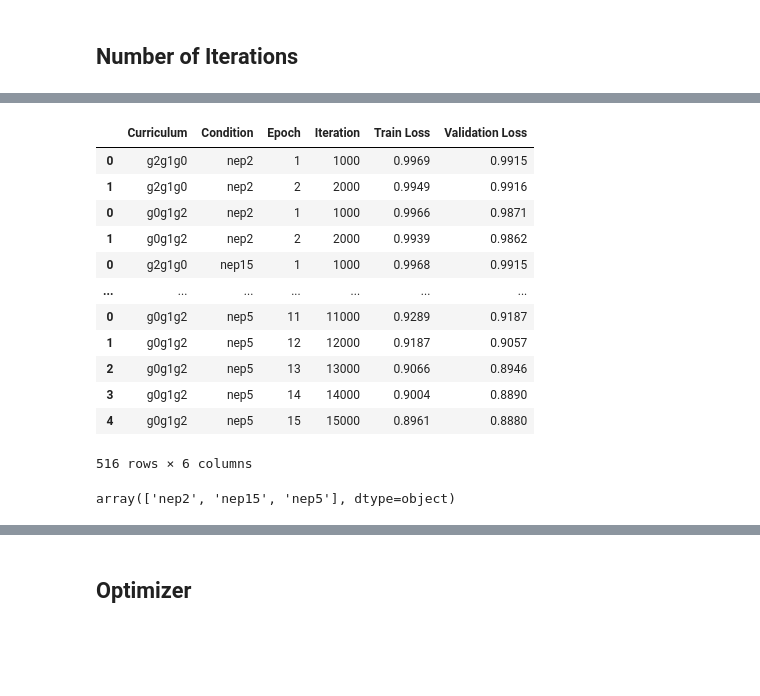
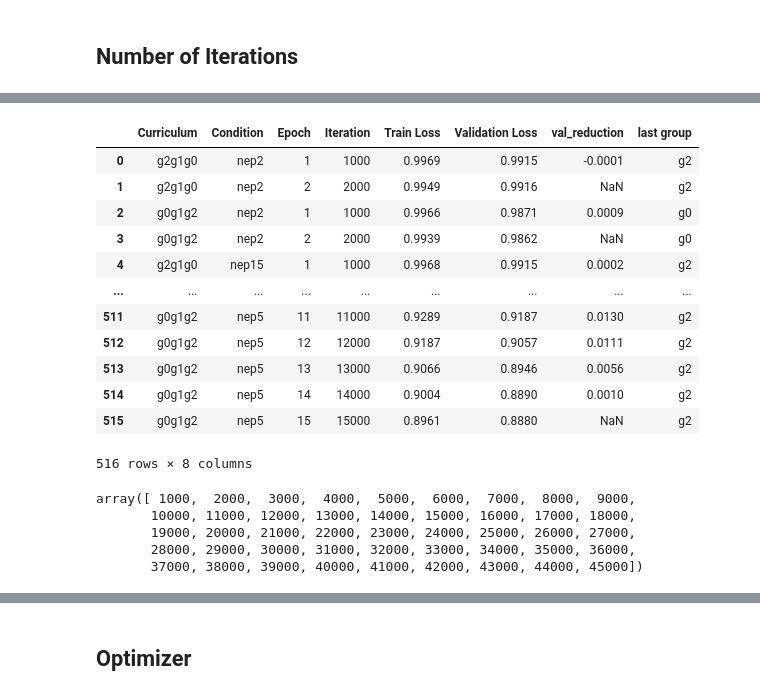
Before and after one commit to ssheybani/baby-vision-curriculum, a Jupyter notebook: generative/notebooks/Ablation_Convergence.ipynb, the cells around one changed output, grey strips where cells are left out. Saved outputs shown, nothing was run; the diff lists cells and outputs as text; code cells hidden in the pictures; blank space fills up the shorter version.

```diff
--- a/generative/notebooks/Ablation_Convergence.ipynb
+++ b/generative/notebooks/Ablation_Convergence.ipynb
@@ -307,8 +341,36 @@ plt.savefig('fig_convergence_frame_rate.pdf', dpi=300)
+# %%
+def add_val_reduction(df):
+    df['val_reduction'] = df['val_loss'].diff(periods=-1)
+    return df
+
+
+def proc_fp_default(fp, stage, ablation_cond):
+    df = pd.read_csv(fp).iloc[:,1:]
+    df = edit_epoch(df, stage)
+    tag = get_tag(fp)
+    shorttag = get_shorttag(fp)
+    df['last group']=shorttag[-2:]
+    df = add_tag(df, tag)
+    df = add_cond(df, ablation_cond)
+    df = add_val_reduction(df)
+    return df
+
+def proc_fp(fp, stage):
+    df = pd.read_csv(fp).iloc[:,1:]
+    df = edit_epoch(df, stage)
+    tag = get_tag(fp)
+    shorttag = get_shorttag(fp)
+    df['last group'] = shorttag[-2:]
+    ablation_cond = get_ablation_cond(fp) #@@@
+    df = add_tag(df, tag)
+    df = add_cond(df, ablation_cond)
+    df = add_val_reduction(df)
+    return df
 # %%
 # Default setting
 ablation_cond = 'nep5'
 default_df = []
-
+collist = ['curriculum', 'condition', 'epoch', 'iteration', 'train_loss', 'val_loss', 'val_reduction', 'last group']
 for stage in range(1,4):
     result_dir = default_root+'s'+str(stage)+'/'
     result_files = [result_dir+item
@@ -318,8 +380,8 @@ for stage in range(1,4):
         df = proc_fp_default(fp, stage, ablation_cond)
         default_df.append(df)
 
-df_def = pd.concat(default_df)
-df_def = df_def[['curriculum', 'condition', 'epoch', 'iteration', 'train_loss', 'val_loss']]
+df_def = pd.concat(default_df,ignore_index=True)
+df_def = df_def[collist]
 df_def = df_def.rename(columns={
     'curriculum': 'Curriculum',
     'condition': 'Condition',
@@ -378,10 +428,12 @@ for stage in range(1,4):
                if item.split('_')[0]=='train']
     for fp in result_files:
         df = proc_fp(fp, stage)
+        print(fp)
+        print(df['iteration'].iloc[-1])
         all_df.append(df)
 
-df_all = pd.concat(all_df)
-df_all = df_all[['curriculum', 'condition','epoch', 'iteration', 'train_loss', 'val_loss']]
+df_all = pd.concat(all_df, ignore_index=True)
+df_all = df_all[collist]
 df_all = df_all.rename(columns={
     'curriculum': 'Curriculum',
     'condition': 'Condition',
@@ -392,6 +444,6 @@ df_all = df_all.rename(columns={
 })
 
 # add the ablation condition to the dataframe
-df_all = pd.concat((df_all, df_def)) #add the default condition
+df_all = pd.concat((df_all, df_def), ignore_index=True) #add the default condition
 df_all
 # %% [output]
@@ -398,20 +467,25 @@ df_all
-|  | Curriculum | Condition | Epoch | Iteration | Train Loss | Validation Loss |
-| 0 | g2g1g0 | nep2 | 1 | 1000 | 0.9969 | 0.9915 |
-| 1 | g2g1g0 | nep2 | 2 | 2000 | 0.9949 | 0.9916 |
-| 0 | g0g1g2 | nep2 | 1 | 1000 | 0.9966 | 0.9871 |
-| 1 | g0g1g2 | nep2 | 2 | 2000 | 0.9939 | 0.9862 |
-| 0 | g2g1g0 | nep15 | 1 | 1000 | 0.9968 | 0.9915 |
-| ... | ... | ... | ... | ... | ... | ... |
-| 0 | g0g1g2 | nep5 | 11 | 11000 | 0.9289 | 0.9187 |
-| 1 | g0g1g2 | nep5 | 12 | 12000 | 0.9187 | 0.9057 |
-| 2 | g0g1g2 | nep5 | 13 | 13000 | 0.9066 | 0.8946 |
-| 3 | g0g1g2 | nep5 | 14 | 14000 | 0.9004 | 0.8890 |
-| 4 | g0g1g2 | nep5 | 15 | 15000 | 0.8961 | 0.8880 |
+|  | Curriculum | Condition | Epoch | Iteration | Train Loss | Validation Loss | val_reduction | last group |
+| 0 | g2g1g0 | nep2 | 1 | 1000 | 0.9969 | 0.9915 | -0.0001 | g2 |
+| 1 | g2g1g0 | nep2 | 2 | 2000 | 0.9949 | 0.9916 | NaN | g2 |
+| 2 | g0g1g2 | nep2 | 1 | 1000 | 0.9966 | 0.9871 | 0.0009 | g0 |
+| 3 | g0g1g2 | nep2 | 2 | 2000 | 0.9939 | 0.9862 | NaN | g0 |
+| 4 | g2g1g0 | nep15 | 1 | 1000 | 0.9968 | 0.9915 | 0.0002 | g2 |
+| ... | ... | ... | ... | ... | ... | ... | ... | ... |
+| 511 | g0g1g2 | nep5 | 11 | 11000 | 0.9289 | 0.9187 | 0.0130 | g2 |
+| 512 | g0g1g2 | nep5 | 12 | 12000 | 0.9187 | 0.9057 | 0.0111 | g2 |
+| 513 | g0g1g2 | nep5 | 13 | 13000 | 0.9066 | 0.8946 | 0.0056 | g2 |
+| 514 | g0g1g2 | nep5 | 14 | 14000 | 0.9004 | 0.8890 | 0.0010 | g2 |
+| 515 | g0g1g2 | nep5 | 15 | 15000 | 0.8961 | 0.8880 | NaN | g2 |
-516 rows × 6 columns
+516 rows × 8 columns
 # %%
-df_all['Condition'].unique()
+# df_all[df_all['Condition']=='nep15']#['Iteration'].unique()
+df_all['Iteration'].unique()
 # %% [output]
-array(['nep2', 'nep15', 'nep5'], dtype=object)
+array([ 1000,  2000,  3000,  4000,  5000,  6000,  7000,  8000,  9000,
+       10000, 11000, 12000, 13000, 14000, 15000, 16000, 17000, 18000,
+       19000, 20000, 21000, 22000, 23000, 24000, 25000, 26000, 27000,
+       28000, 29000, 30000, 31000, 32000, 33000, 34000, 35000, 36000,
+       37000, 38000, 39000, 40000, 41000, 42000, 43000, 44000, 45000])
 # %%
 hue_order = ['g0g1g2',
             'g2g1g0']
```
Also changed, not shown: parts of 30 cells of this notebook, 38 other files.
